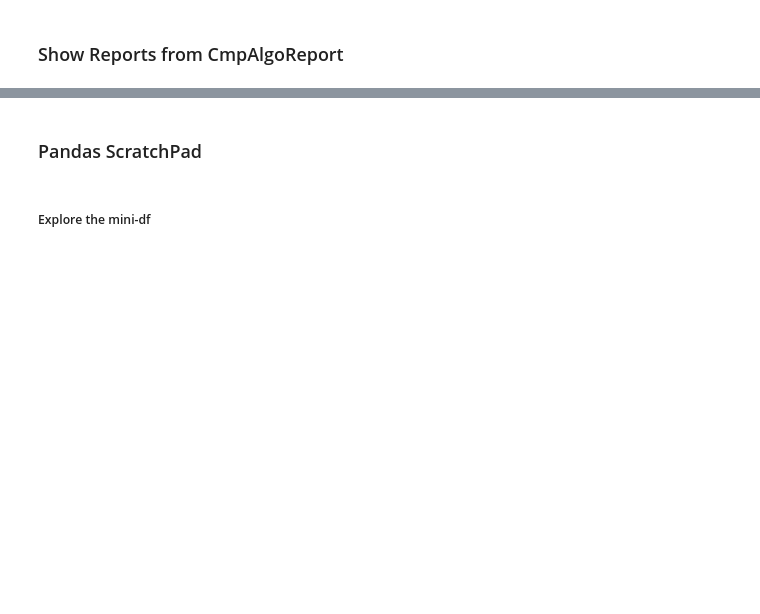
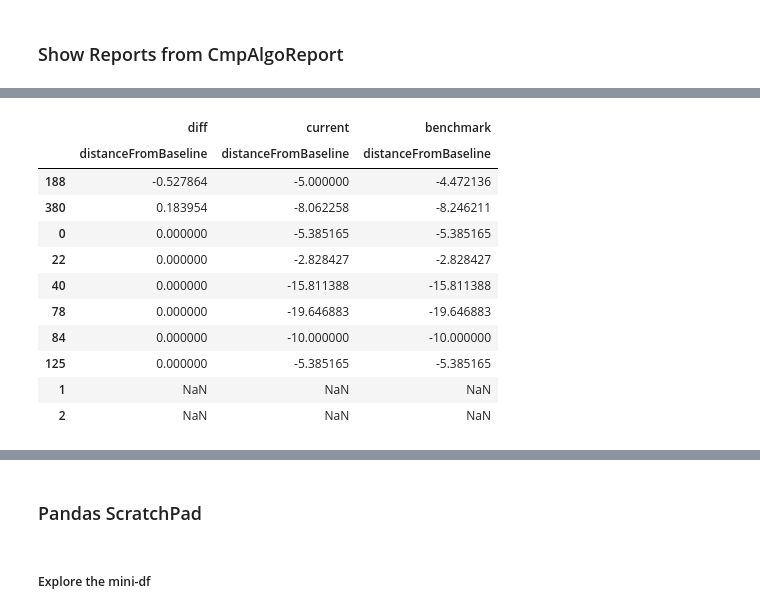
Before and after one commit to sutt/ppd, a Jupyter notebook: books/eval-report-1.ipynb, the cells around one changed output, grey strips where cells are left out. Drawn from its saved outputs; the diff is of its cells as text; code cells hidden in the pictures; blank space fills up the shorter version.

Commit message:
added largestDiscrepancy(), other misc CmpAlgoReport meths

```diff
--- a/books/eval-report-1.ipynb
+++ b/books/eval-report-1.ipynb
@@ -104,0 +137,15 @@ mini.T
+# %%
+cmpB.largestDiscrepancy(distanceFromBaseline=0, max_n=10)
+# %% [output]
+|  | diff | current | benchmark |
+|  | distanceFromBaseline | distanceFromBaseline | distanceFromBaseline |
+| 188 | -0.527864 | -5.000000 | -4.472136 |
+| 380 | 0.183954 | -8.062258 | -8.246211 |
+| 0 | 0.000000 | -5.385165 | -5.385165 |
+| 22 | 0.000000 | -2.828427 | -2.828427 |
+| 40 | 0.000000 | -15.811388 | -15.811388 |
+| 78 | 0.000000 | -19.646883 | -19.646883 |
+| 84 | 0.000000 | -10.000000 | -10.000000 |
+| 125 | 0.000000 | -5.385165 | -5.385165 |
+| 1 | NaN | NaN | NaN |
+| 2 | NaN | NaN | NaN |
```
Also changed, not shown: parts of 18 cells of this notebook, 4 other files.
